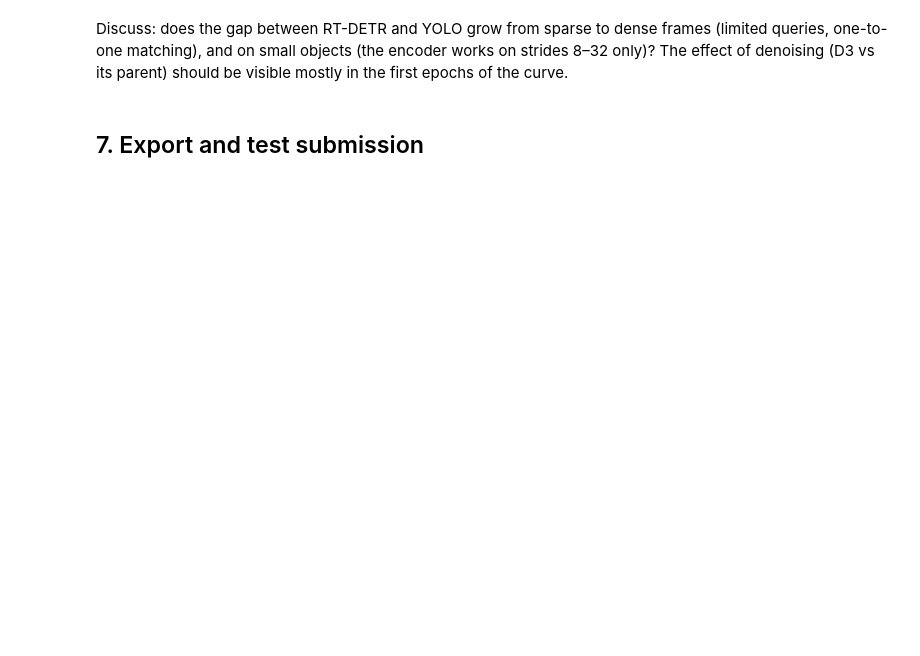
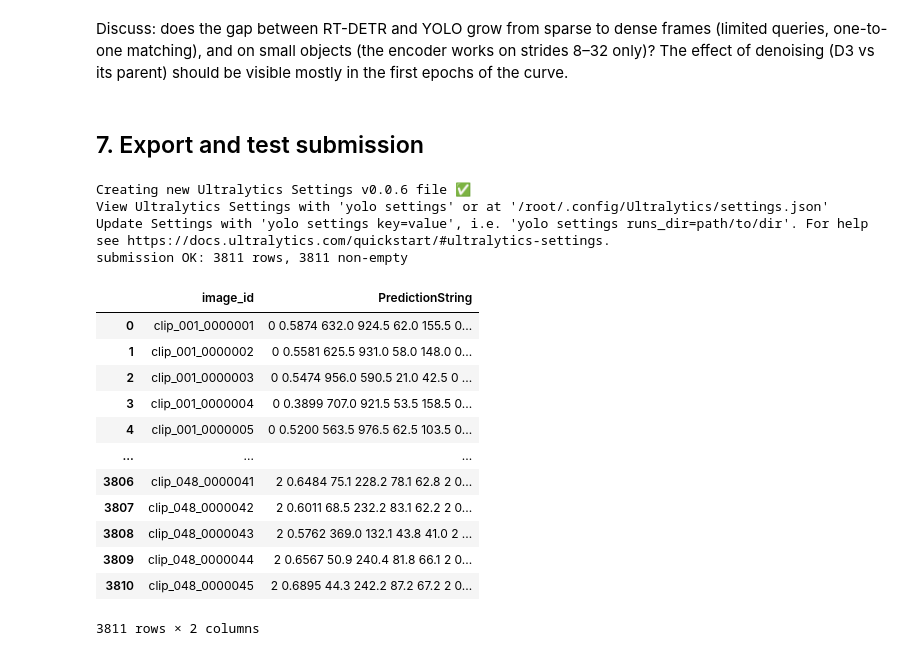
Before and after one commit to dd8ria/ai-hw2, a Jupyter notebook: notebooks/05_rtdetr.ipynb, the cells around one changed output. Drawn from its saved outputs; the diff is of its cells as text; code cells hidden in the pictures; blank space fills up the shorter version.

```diff
--- a/notebooks/05_rtdetr.ipynb
+++ b/notebooks/05_rtdetr.ipynb
@@ -125,11 +323,29 @@ Discuss: does the gap between RT-DETR and YOLO grow from sparse to dense frames
 # %% [markdown]
 ## 7. Export and test submission
 # %%
-BEST = res.drop(index=[i for i in res.index if not i.startswith("detr")]).AP.idxmax() if len(res) else "detr_d0_base"
+BEST = "detr_d2_cost_giou"
 model = ultra.load(RUNS / BEST)
 test_preds = ultra.predict_test(model, ROOT, P["imgsz"])
 test_preds.to_csv(OUT / f"test_preds_{BEST}.csv.gz", index=False)
 vdet.write_submission(test_preds, ROOT / "test_images.csv", OUT / f"submission_{BEST}.csv")
+# %% [output]
+Creating new Ultralytics Settings v0.0.6 file ✅
+View Ultralytics Settings with 'yolo settings' or at '/root/.config/Ultralytics/settings.json'
+Update Settings with 'yolo settings key=value', i.e. 'yolo settings runs_dir=path/to/dir'. For help see https://docs.ultralytics.com/quickstart/#ultralytics-settings.
+submission OK: 3811 rows, 3811 non-empty
+|  | image_id | PredictionString |
+| 0 | clip_001_0000001 | 0 0.5874 632.0 924.5 62.0 155.5 0... |
+| 1 | clip_001_0000002 | 0 0.5581 625.5 931.0 58.0 148.0 0... |
+| 2 | clip_001_0000003 | 0 0.5474 956.0 590.5 21.0 42.5 0 ... |
+| 3 | clip_001_0000004 | 0 0.3899 707.0 921.5 53.5 158.5 0... |
+| 4 | clip_001_0000005 | 0 0.5200 563.5 976.5 62.5 103.5 0... |
+| ... | ... | ... |
+| 3806 | clip_048_0000041 | 2 0.6484 75.1 228.2 78.1 62.8 2 0... |
+| 3807 | clip_048_0000042 | 2 0.6011 68.5 232.2 83.1 62.2 2 0... |
+| 3808 | clip_048_0000043 | 2 0.5762 369.0 132.1 43.8 41.0 2 ... |
+| 3809 | clip_048_0000044 | 2 0.6567 50.9 240.4 81.8 66.1 2 0... |
+| 3810 | clip_048_0000045 | 2 0.6895 44.3 242.2 87.2 67.2 2 0... |
+3811 rows × 2 columns
 # %%
 # Results for the repo: unzip results.zip from the notebook Output into <repo>/results/ and commit.
 vdet.export_results(RUNS, OUT / "results", preds_for=(BEST,))
```
Also changed, not shown: parts of 14 cells of this notebook.
